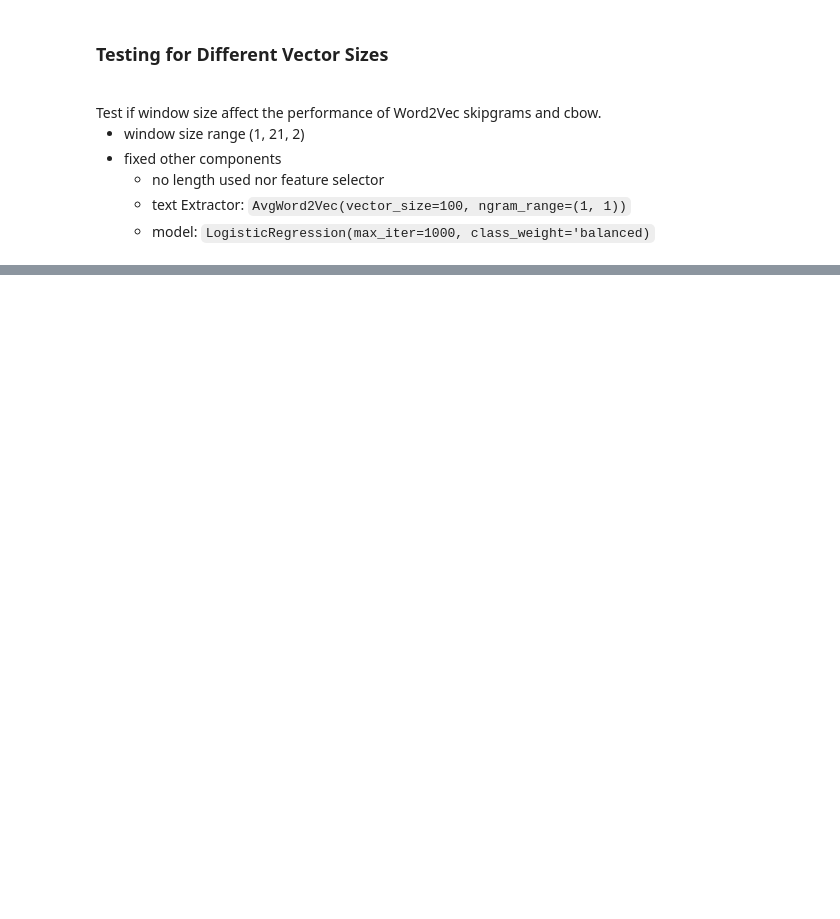
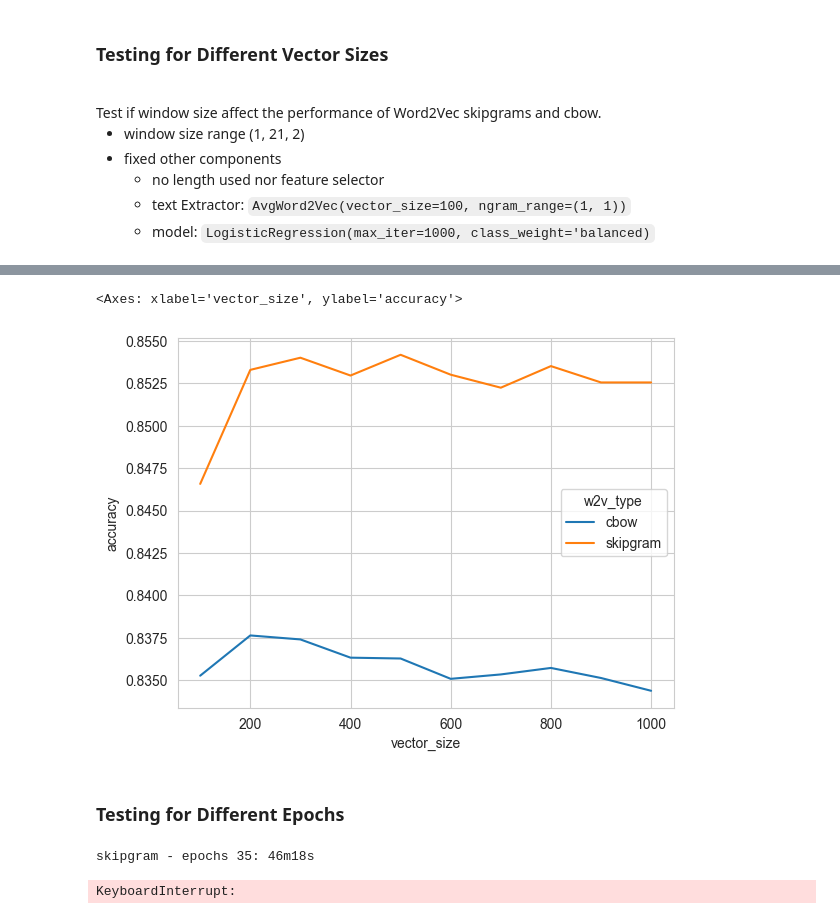
Before and after one commit to niimo753/spam-review-detection, a Jupyter notebook: notebooks/testing/word2vec.ipynb, the cells around one changed output, grey strips where cells are left out. Cells and saved outputs as stored; diff of their text form; code cells hidden in the pictures; blank space fills up the shorter version.

```diff
--- a/notebooks/testing/word2vec.ipynb
+++ b/notebooks/testing/word2vec.ipynb
@@ -354,0 +452,5 @@ cbow - vector 700: done
+# %%
+avg_vectorsize = vector_size1.iloc[:, :2].copy()
+for col in vector_size1.columns[2:]:
+    avg_vectorsize[col] = np.mean([vector_size1[col], vector_size2[col]], axis=0)
+avg_vectorsize
@@ -354,0 +475,35 @@ cbow - vector 700: done
+# %%
+sns.lineplot(x=avg_vectorsize['vector_size'], y=avg_vectorsize['accuracy'], hue=avg_vectorsize['w2v_type'])
+# plt.ylim(bottom=0.83, top=0.86)
+# plt.xticks(range(100, 1100, 100))
+# %% [output]
+<Axes: xlabel='vector_size', ylabel='accuracy'>
+[figure, added]
+# %% [markdown]
+### Testing for Different Epochs
+# %%
+import time
+
+output = {'epochs': [],
+          'w2v_type': [],
+          'accuracy': [],
+          'f1': [],
+          'recall': [],
+          'precision': [],
+          'roc_auc': []}
+
+for sg in [1]:
+    for epochs in range(35, 45, 5):
+        start = time.time()
+        scores = cross_validation(data=osf_cleaned,
+                                  extractor=AvgWord2Vec(vector_size=300, window=5, sg=sg, epochs=epochs),
+                                  model=LogisticRegression(max_iter=1000, class_weight="balanced"))
+        output['epochs'].append(epochs)
+        output['w2v_type'].append('cbow' if sg==0 else 'skipgram')
+        for key, value in scores.items():
+            output[key].append(value)
+        durations = time.time() - start
+        print(f"{output['w2v_type'][-1]} - epochs {epochs}: {int(durations//60)}m{int(durations%60)}s")
+# %% [output]
+skipgram - epochs 35: 46m18s
+KeyboardInterrupt:
```
Also changed, not shown: parts of 23 cells of this notebook, 7 other files.
